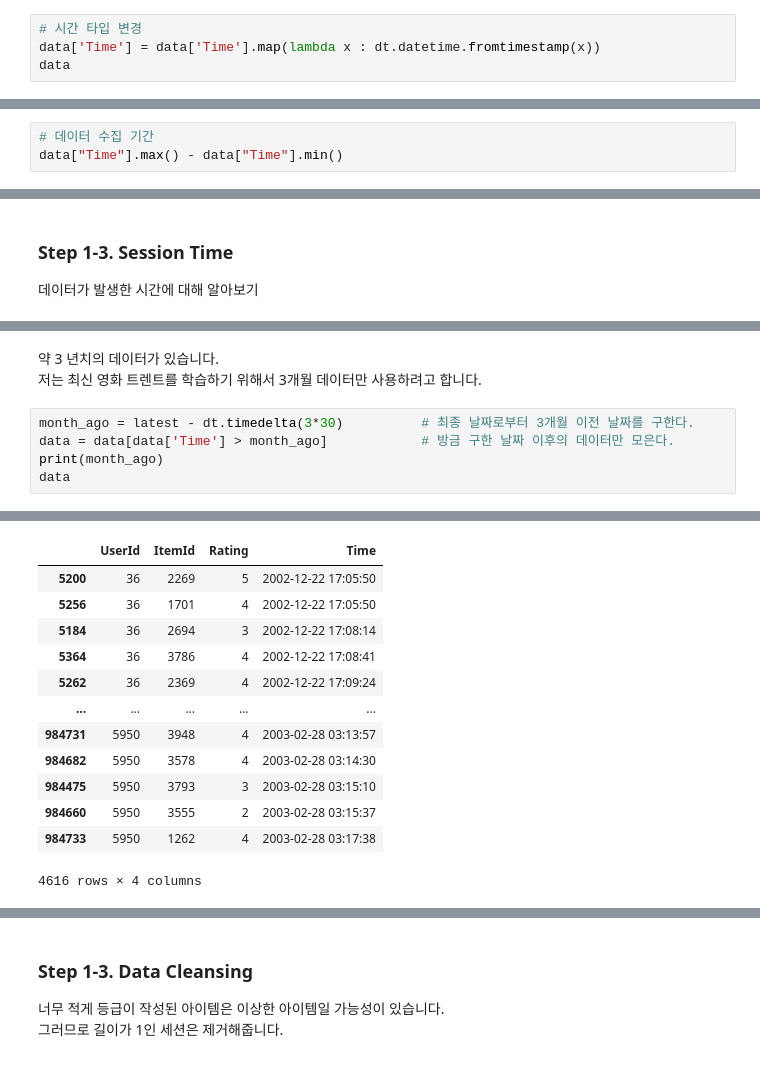
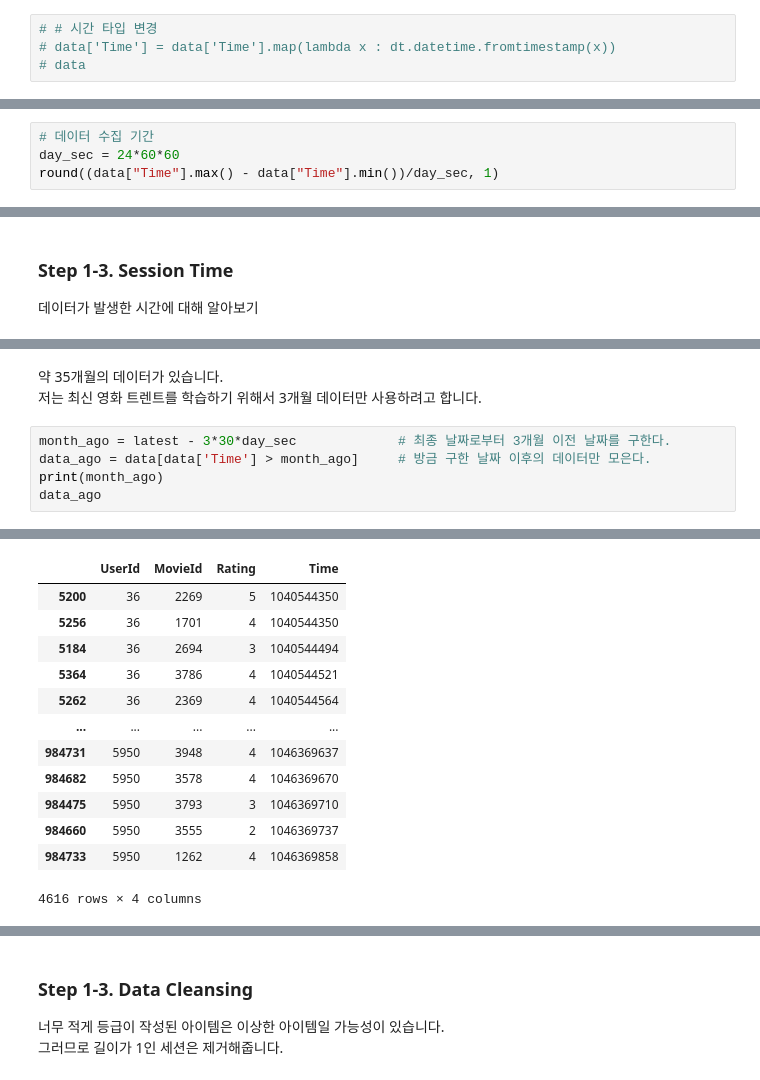
Before and after one commit to stereo-weld/explorations, a Jupyter notebook: E17_Project_Movielens_Session_Based_Recommendation.ipynb, the cells around one changed output, grey strips where cells are left out. Saved outputs shown, nothing was run; the diff lists cells and outputs as text.

```diff
--- a/E17_Project_Movielens_Session_Based_Recommendation.ipynb
+++ b/E17_Project_Movielens_Session_Based_Recommendation.ipynb
@@ -127,6 +127,6 @@ data
 * `.columns`
 * `.sort_values()`
 # %%
-# 시간 타입 변경
-data['Time'] = data['Time'].map(lambda x : dt.datetime.fromtimestamp(x))
-data
+# # 시간 타입 변경
+# data['Time'] = data['Time'].map(lambda x : dt.datetime.fromtimestamp(x))
+# data
@@ -234,4 +220,5 @@ data.describe()
 # %%
 # 데이터 수집 기간
-data["Time"].max() - data["Time"].min()
+day_sec = 24*60*60
+round((data["Time"].max() - data["Time"].min())/day_sec, 1)
 # %% [output]
@@ -373,9 +361,9 @@ latest : 2003-03-01 02:49:50
 # %% [markdown]
-약 3 년치의 데이터가 있습니다.
+약 35개월의 데이터가 있습니다.
 저는 최신 영화 트렌트를 학습하기 위해서 3개월 데이터만 사용하려고 합니다.
 # %%
-month_ago = latest - dt.timedelta(3*30)          # 최종 날짜로부터 3개월 이전 날짜를 구한다.
-data = data[data['Time'] > month_ago]            # 방금 구한 날짜 이후의 데이터만 모은다.
+month_ago = latest - 3*30*day_sec             # 최종 날짜로부터 3개월 이전 날짜를 구한다.
+data_ago = data[data['Time'] > month_ago]     # 방금 구한 날짜 이후의 데이터만 모은다.
 print(month_ago)
-data
+data_ago
 # %% [output]
@@ -383,13 +371,13 @@ data
-|  | UserId | ItemId | Rating | Time |
-| 5200 | 36 | 2269 | 5 | 2002-12-22 17:05:50 |
-| 5256 | 36 | 1701 | 4 | 2002-12-22 17:05:50 |
-| 5184 | 36 | 2694 | 3 | 2002-12-22 17:08:14 |
-| 5364 | 36 | 3786 | 4 | 2002-12-22 17:08:41 |
-| 5262 | 36 | 2369 | 4 | 2002-12-22 17:09:24 |
+|  | UserId | MovieId | Rating | Time |
+| 5200 | 36 | 2269 | 5 | 1040544350 |
+| 5256 | 36 | 1701 | 4 | 1040544350 |
+| 5184 | 36 | 2694 | 3 | 1040544494 |
+| 5364 | 36 | 3786 | 4 | 1040544521 |
+| 5262 | 36 | 2369 | 4 | 1040544564 |
 | ... | ... | ... | ... | ... |
-| 984731 | 5950 | 3948 | 4 | 2003-02-28 03:13:57 |
-| 984682 | 5950 | 3578 | 4 | 2003-02-28 03:14:30 |
-| 984475 | 5950 | 3793 | 3 | 2003-02-28 03:15:10 |
-| 984660 | 5950 | 3555 | 2 | 2003-02-28 03:15:37 |
-| 984733 | 5950 | 1262 | 4 | 2003-02-28 03:17:38 |
+| 984731 | 5950 | 3948 | 4 | 1046369637 |
+| 984682 | 5950 | 3578 | 4 | 1046369670 |
+| 984475 | 5950 | 3793 | 3 | 1046369710 |
+| 984660 | 5950 | 3555 | 2 | 1046369737 |
+| 984733 | 5950 | 1262 | 4 | 1046369858 |
 4616 rows × 4 columns
```
Also changed, not shown: parts of 62 cells of this notebook.
